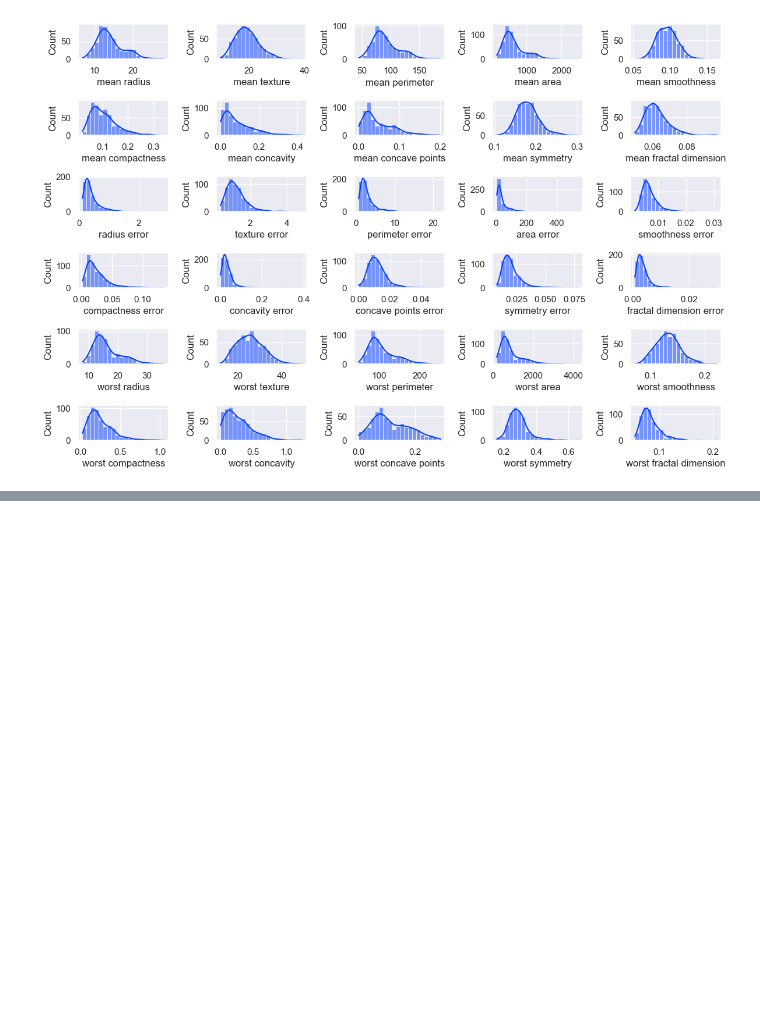
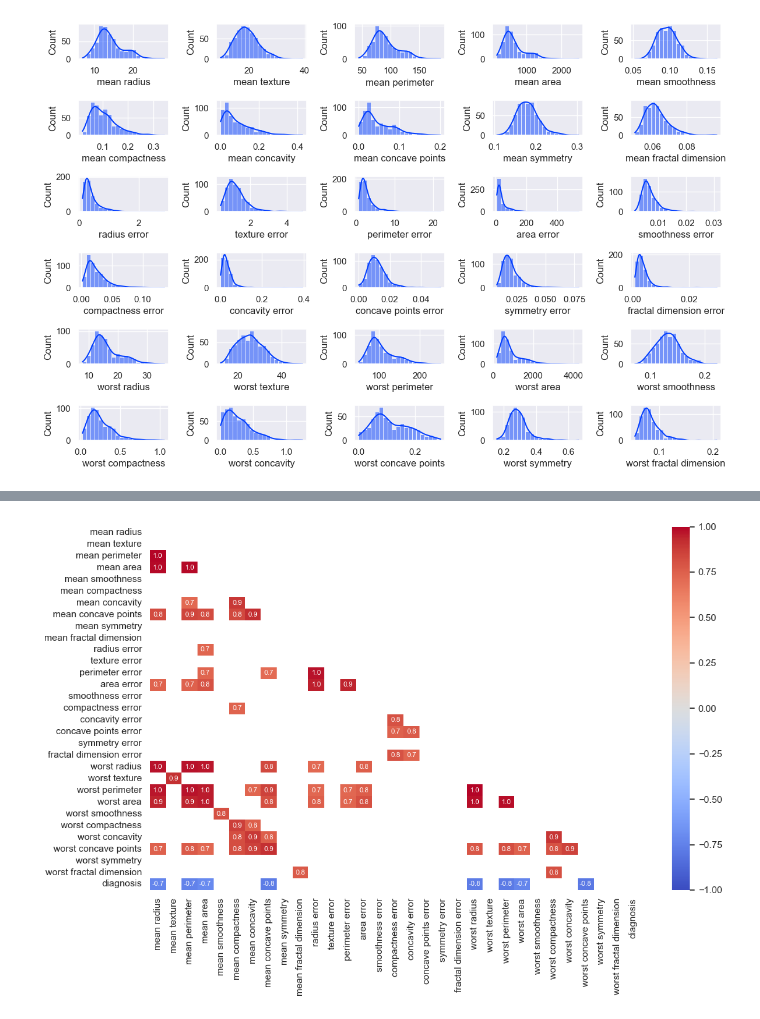
Before and after one commit to flima3/ufrn-imd3002-aprendizado-de-maquina-supervisionado, a Jupyter notebook: breast-cancer-project/notebooks/eda.ipynb, the cells around one changed output, grey strips where cells are left out. Cells and saved outputs as stored; diff of their text form; code cells hidden in the pictures; blank space fills up the shorter version.

```diff
--- a/breast-cancer-project/notebooks/eda.ipynb
+++ b/breast-cancer-project/notebooks/eda.ipynb
@@ -120 +116,6 @@ plt.show()
+# %%
+# Features com |correlação| >= 0,7
+plot_correl_matrix(df, focus=0.7)
+# %% [output]
+[figure, added]
 # %%
```
Also changed, not shown: parts of 10 cells of this notebook.
